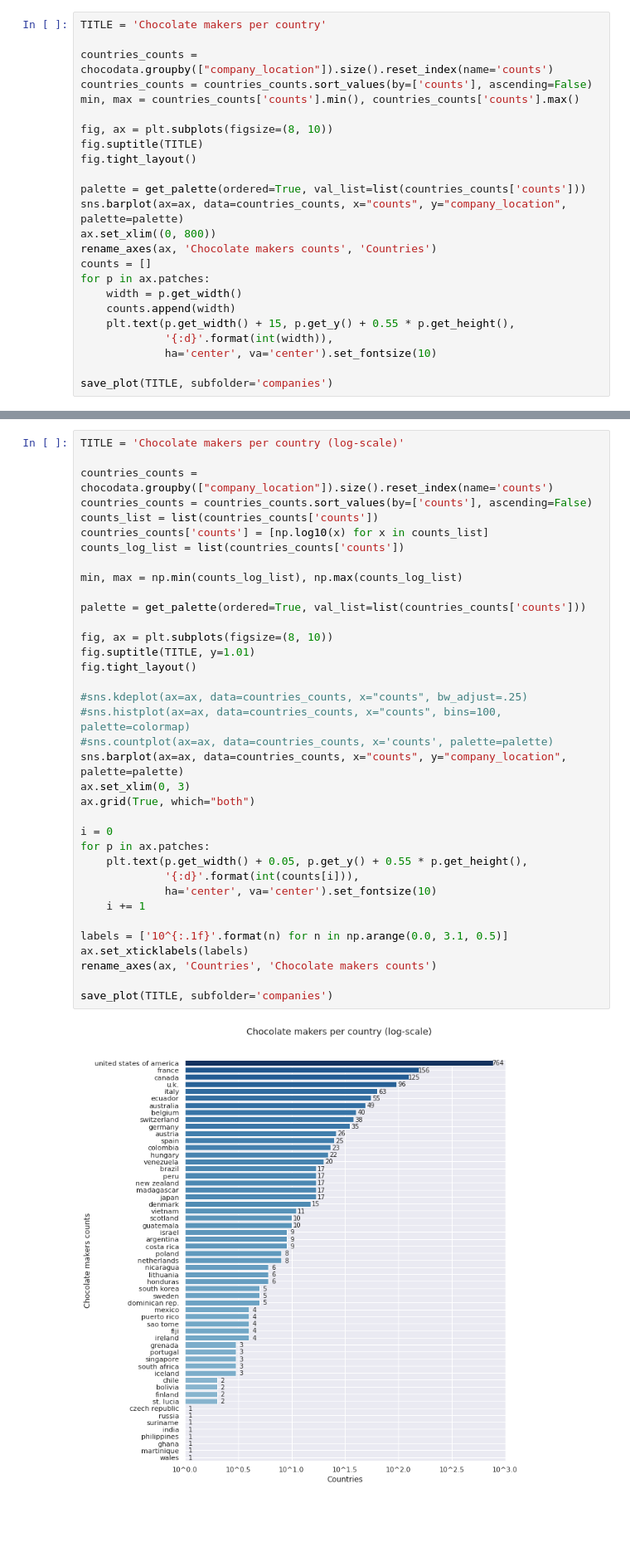
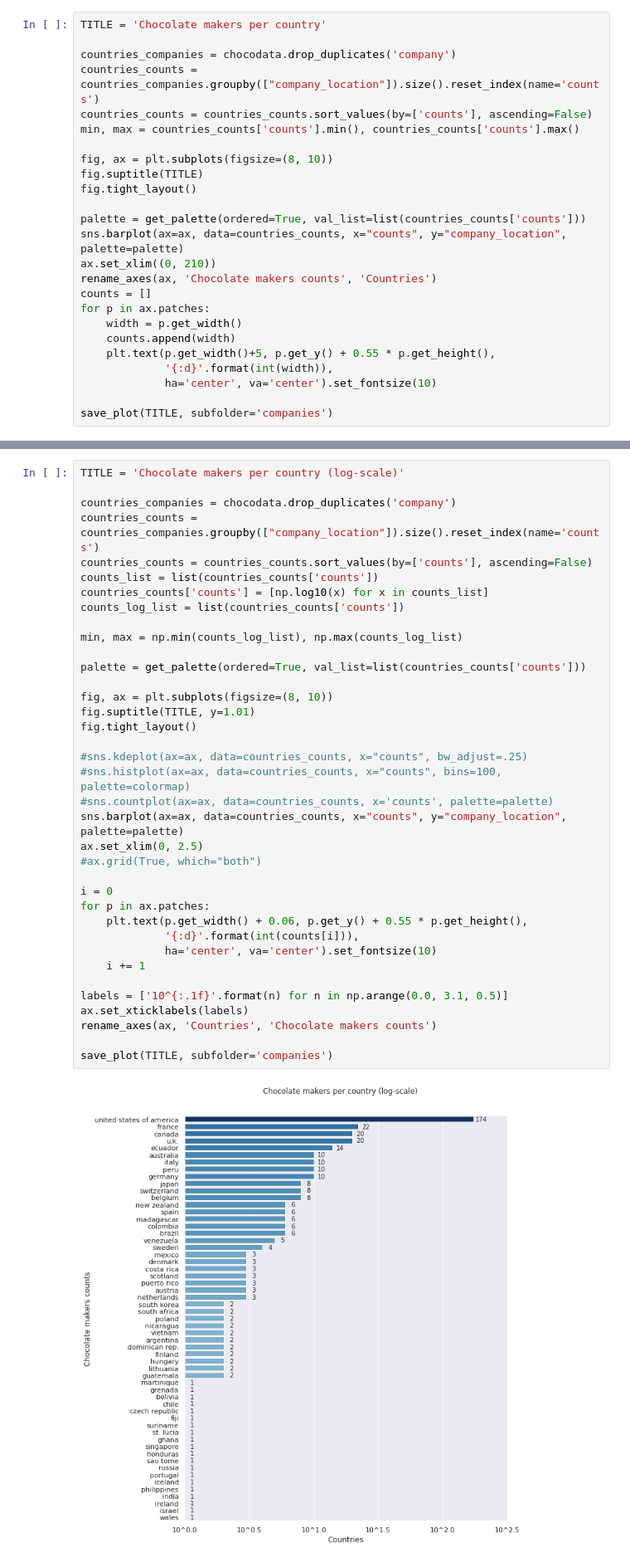
Before and after one commit to loris2222/ChocoData, a Jupyter notebook: code/ChocoData_from_colab.ipynb, the cells around one changed output, grey strips where cells are left out. Shown at 83% size. Drawn from its saved outputs; the diff is of its cells as text; blank space fills up the shorter version.

```diff
--- a/code/ChocoData_from_colab.ipynb
+++ b/code/ChocoData_from_colab.ipynb
@@ -409,7 +449,8 @@ In this section, we collect a set of visualizations concerning company ratings.
 # %%
 TITLE = 'Chocolate makers per country'
 
-countries_counts = chocodata.groupby(["company_location"]).size().reset_index(name='counts')
+countries_companies = chocodata.drop_duplicates('company')
+countries_counts = countries_companies.groupby(["company_location"]).size().reset_index(name='counts')
 countries_counts = countries_counts.sort_values(by=['counts'], ascending=False)
 min, max = countries_counts['counts'].min(), countries_counts['counts'].max()
 
@@ -419,13 +460,13 @@ fig.tight_layout()
 
 palette = get_palette(ordered=True, val_list=list(countries_counts['counts']))
 sns.barplot(ax=ax, data=countries_counts, x="counts", y="company_location", palette=palette)
-ax.set_xlim((0, 800))
+ax.set_xlim((0, 210))
 rename_axes(ax, 'Chocolate makers counts', 'Countries')
 counts = []
 for p in ax.patches:
     width = p.get_width()
     counts.append(width)
-    plt.text(p.get_width() + 15, p.get_y() + 0.55 * p.get_height(),
+    plt.text(p.get_width()+5, p.get_y() + 0.55 * p.get_height(),
              '{:d}'.format(int(width)),
              ha='center', va='center').set_fontsize(10)
 
@@ -435,39 +476,40 @@ save_plot(TITLE, subfolder='companies')
 # %%
 TITLE = 'Chocolate makers per country (log-scale)'
 
-countries_counts = chocodata.groupby(["company_location"]).size().reset_index(name='counts')
+countries_companies = chocodata.drop_duplicates('company')
+countries_counts = countries_companies.groupby(["company_location"]).size().reset_index(name='counts')
 countries_counts = countries_counts.sort_values(by=['counts'], ascending=False)
 counts_list = list(countries_counts['counts'])
 countries_counts['counts'] = [np.log10(x) for x in counts_list]
 counts_log_list = list(countries_counts['counts'])
 
 min, max = np.min(counts_log_list), np.max(counts_log_list)
 
 palette = get_palette(ordered=True, val_list=list(countries_counts['counts']))
 
 fig, ax = plt.subplots(figsize=(8, 10))
 fig.suptitle(TITLE, y=1.01)
 fig.tight_layout()
 
 #sns.kdeplot(ax=ax, data=countries_counts, x="counts", bw_adjust=.25)
 #sns.histplot(ax=ax, data=countries_counts, x="counts", bins=100, palette=colormap)
 #sns.countplot(ax=ax, data=countries_counts, x='counts', palette=palette)
 sns.barplot(ax=ax, data=countries_counts, x="counts", y="company_location", palette=palette)
-ax.set_xlim(0, 3)
-ax.grid(True, which="both")
+ax.set_xlim(0, 2.5)
+#ax.grid(True, which="both")
 
 i = 0
 for p in ax.patches:
-    plt.text(p.get_width() + 0.05, p.get_y() + 0.55 * p.get_height(),
+    plt.text(p.get_width() + 0.06, p.get_y() + 0.55 * p.get_height(),
              '{:d}'.format(int(counts[i])),
              ha='center', va='center').set_fontsize(10)
     i += 1
 
 labels = ['10^{:.1f}'.format(n) for n in np.arange(0.0, 3.1, 0.5)]
 ax.set_xticklabels(labels)
 rename_axes(ax, 'Countries', 'Chocolate makers counts')
 
 save_plot(TITLE, subfolder='companies')
 # %% [output]
-[figure, old version]
+[figure, new version]
 # %% [markdown]
```
Also changed, not shown: parts of 50 cells of this notebook.
